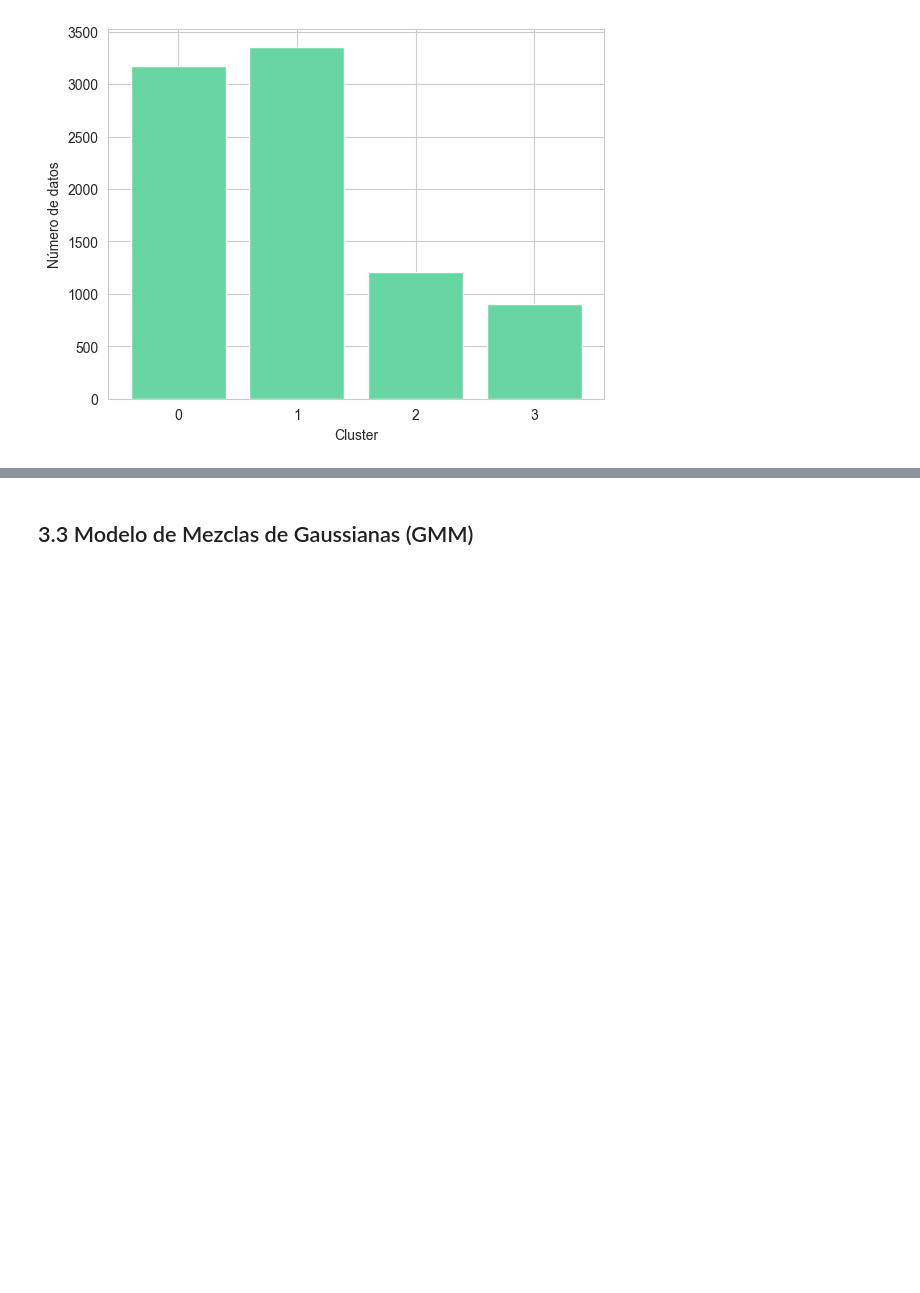
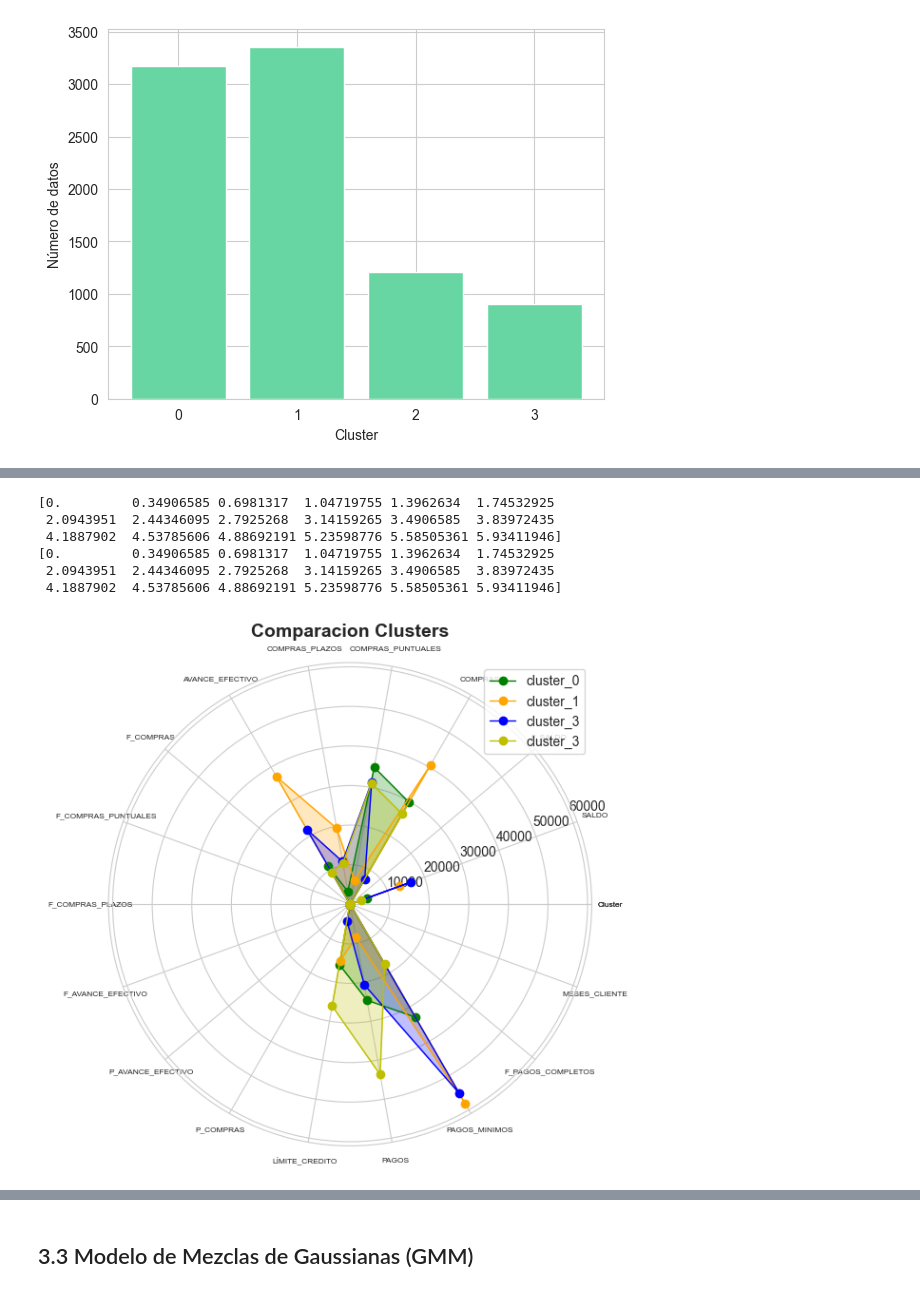
Before and after one commit to NataliaVillegasC/BI-Laboratorio2_Agrupacion, a Jupyter notebook: AgrupacionLab.ipynb, the cells around one changed output, grey strips where cells are left out. Drawn from its saved outputs; the diff is of its cells as text; code cells hidden in the pictures; blank space fills up the shorter version.

Commit message:
SPIDER CHART - BARCHART Y BOXPLOT INTERPRETACION

```diff
--- a/AgrupacionLab.ipynb
+++ b/AgrupacionLab.ipynb
@@ -952,0 +997,6 @@ plt.xticks(indexes)
+# %%
+Columas = df_clusters.columns.tolist()
+cluster_0 = df_clusters.iloc[0].tolist()
+cluster_1 = df_clusters.iloc[1].tolist()
+cluster_3 = df_clusters.iloc[2].tolist()
+cluster_4 = df_clusters.iloc[3].tolist()
@@ -952,0 +1009,55 @@ plt.xticks(indexes)
+# %%
+
+angles=np.linspace(0,2*np.pi,len(Columas), endpoint=False)
+print(angles)
+
+angles_2=np.linspace(0,2*np.pi,len(Columas), endpoint=False)
+print(angles_2)
+# %% [output]
+[0.         0.34906585 0.6981317  1.04719755 1.3962634  1.74532925
+ 2.0943951  2.44346095 2.7925268  3.14159265 3.4906585  3.83972435
+ 4.1887902  4.53785606 4.88692191 5.23598776 5.58505361 5.93411946]
+[0.         0.34906585 0.6981317  1.04719755 1.3962634  1.74532925
+ 2.0943951  2.44346095 2.7925268  3.14159265 3.4906585  3.83972435
+ 4.1887902  4.53785606 4.88692191 5.23598776 5.58505361 5.93411946]
+# %%
+angles=np.concatenate((angles,[angles[0]]))
+Columas.append(Columas[0])
+cluster_0.append(cluster_0[0])
+cluster_1.append(cluster_1[0])
+cluster_3.append(cluster_3[0])
+cluster_4.append(cluster_4[0])
+# %%
+angles_2=np.concatenate((angles_2,[angles_2[0]]))
+Columas_2.append(Columas[0])
+cluster_0_2.append(cluster_0_2[0])
+cluster_1_2.append(cluster_1_2[0])
+cluster_3_2.append(cluster_3_2[0])
+cluster_4_2.append(cluster_4_2[0])
+# %%
+fig=plt.figure(figsize=(7,6))
+ax=fig.add_subplot(111, polar=True)
+
+ax.plot(angles,cluster_0, 'o-', color='g', linewidth=1, label='cluster_0')
+ax.fill(angles, cluster_0, alpha=0.25, color='g')
+
+ax.plot(angles,cluster_1, 'o-', color='orange', linewidth=1, label='cluster_1')
+ax.fill(angles, cluster_1, alpha=0.25, color='orange')
+
+ax.plot(angles,cluster_3, 'o-', color='b', linewidth=1, label='cluster_3')
+ax.fill(angles, cluster_3, alpha=0.25, color='b')
+
+ax.plot(angles,cluster_4, 'o-', color='y', linewidth=1, label='cluster_3')
+ax.fill(angles, cluster_4, alpha=0.25, color='y')
+ax.set_thetagrids(angles_2 * 180 / np.pi, Columas, fontsize=6)
+ax.set_title("Comparacion Clusters", fontsize=14, fontweight='bold', pad=20)
+
+
+plt.legend(loc='upper right')
+
+plt.grid(True)
+plt.tight_layout()
+plt.legend()
+plt.show()
+# %% [output]
+[figure, added]
```
Also changed, not shown: parts of 17 cells of this notebook.
